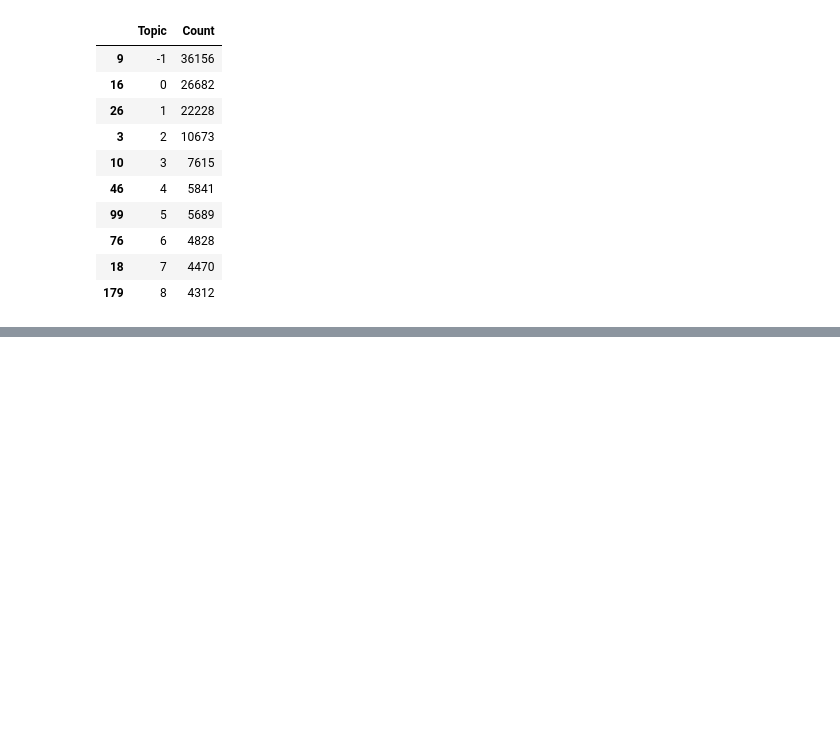
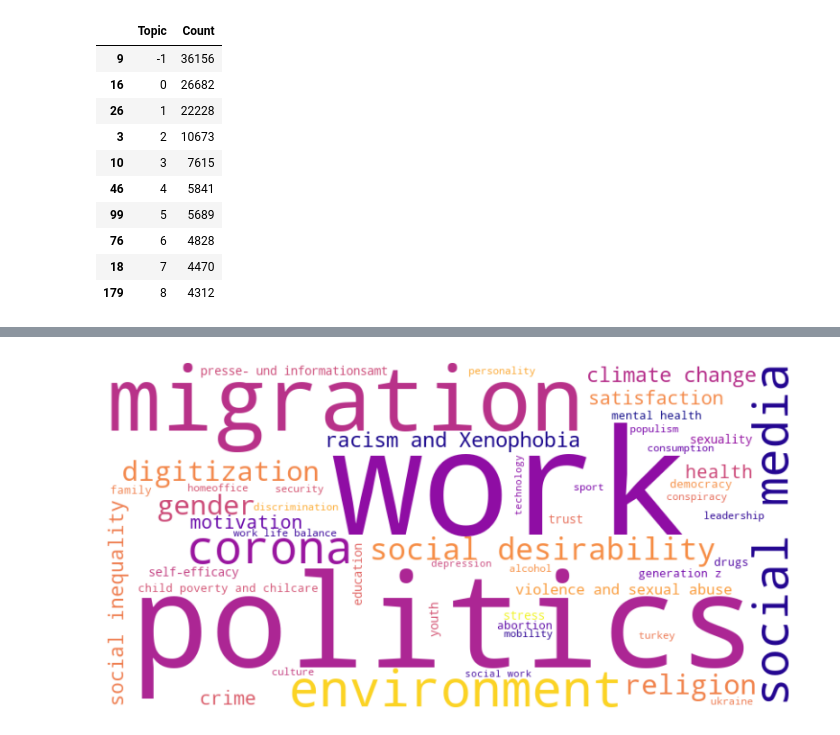
Before and after one commit to suchanadatta/MIRA-LLM-Assisted-Benchmark, a Jupyter notebook: topic_modelling/topic_modelling.ipynb, the cells around one changed output, grey strips where cells are left out. Cells and saved outputs as stored; diff of their text form; code cells hidden in the pictures; blank space fills up the shorter version.

Commit message:
Update: topic_modelling

```diff
--- a/topic_modelling/topic_modelling.ipynb
+++ b/topic_modelling/topic_modelling.ipynb
@@ -12,5 +26,5 @@ queries = pd.read_csv('queries.csv')
 # %%
 # Fit the model to user queries
-topics, probs = topic_model.fit_transform(queries)
+topics, probs = topic_model.fit_transform(queries_list)
 # %%
 # Automatically reduce the number of topic cluster by merging them
@@ -75,3 +91,14 @@ topic_model.get_document_info(queries).head(10)   # query information
 | 7 | skalen | 191 | 191_skalen_bergbau_berg_steinkohle | [skalen, bergbau, berg, steinkohl... | [skalen, skalen, skalen] | skalen - bergbau - berg - steinko... | True |
 | 8 | fragebogen | 73 | 73_fragebogen_fragebogengestaltun... | [fragebogen, fragebogengestaltung... | [fragebogen, fragebogen, fragebogen] | fragebogen - fragebogengestaltung... | False |
 | 9 | einkommen | 2 | 2_piaac_umwelt_asku_isei | [piaac, umwelt, asku, isei, esa, ... | [piaac, piaac, piaac] | piaac - umwelt - asku - isei - es... | False |
+# %%
+# Selected top-50 useful clusters/topics and named them
+top50_topics = {3: 'work', 4: 'politics', 5: 'migration', 6: 'environment', 8: 'social media',
+       9: 'corona', 13: 'social desirability', 16: 'gender', 17: 'digitization', 18: 'religion', 19: 'racism and Xenophobia',
+       20: 'climate change', 22: 'social inequality', 24: 'satisfaction', 25: 'crime', 26: 'motivation',
+       27: 'health', 30: 'violence and sexual abuse', 31: 'presse- und informationsamt', 32: 'sexuality', 34: 'stress', 35: 'education',
+       36: 'trust', 37: 'self-efficacy', 38: 'youth', 41: 'family', 42: 'mental health', 43: 'abortion',
+       44: 'generation z', 45: 'drugs', 46: 'child poverty and chilcare', 47: 'democracy', 50: 'security', 52: 'personality', 53: 'consumption',
+       54: 'mobility', 56: 'leadership', 58: 'sport', 59: 'homeoffice', 61: 'discrimination', 63: 'culture', 64: 'alcohol',
+       66: 'populism', 67: 'ukraine', 68: 'turkey', 70: 'work life balance', 71: 'conspiracy', 72: 'social work',
+       74: 'depression', 78: 'technology'}
@@ -77,0 +110,3 @@ topic_model.get_document_info(queries).head(10)   # query information
+# %%
+topic_freq_df = topic_model.get_topic_freq().set_index('Topic')
+topic_freq_df
@@ -77,0 +128,7 @@ topic_model.get_document_info(queries).head(10)   # query information
+# %%
+topic_counts = {}
+
+for topic_no, topic_name in top50_topics.items():
+    topic_counts[topic_name] = topic_freq_df.loc[topic_no]['Count']
+
+topic_counts
@@ -77,0 +153,10 @@ topic_model.get_document_info(queries).head(10)   # query information
+# %%
+wordcloud = WordCloud(width=800, height=400, background_color='white', colormap='plasma').generate_from_frequencies(topic_counts)
+wordcloud.to_file("top50_topics_wordcloud.png")
+
+plt.figure(figsize=(10, 5))
+plt.imshow(wordcloud, interpolation='bilinear')
+plt.axis('off')  # Hide axes
+plt.show()
+# %% [output]
+[figure, added]
```
Also changed, not shown: parts of 11 cells of this notebook, 2 other files.
